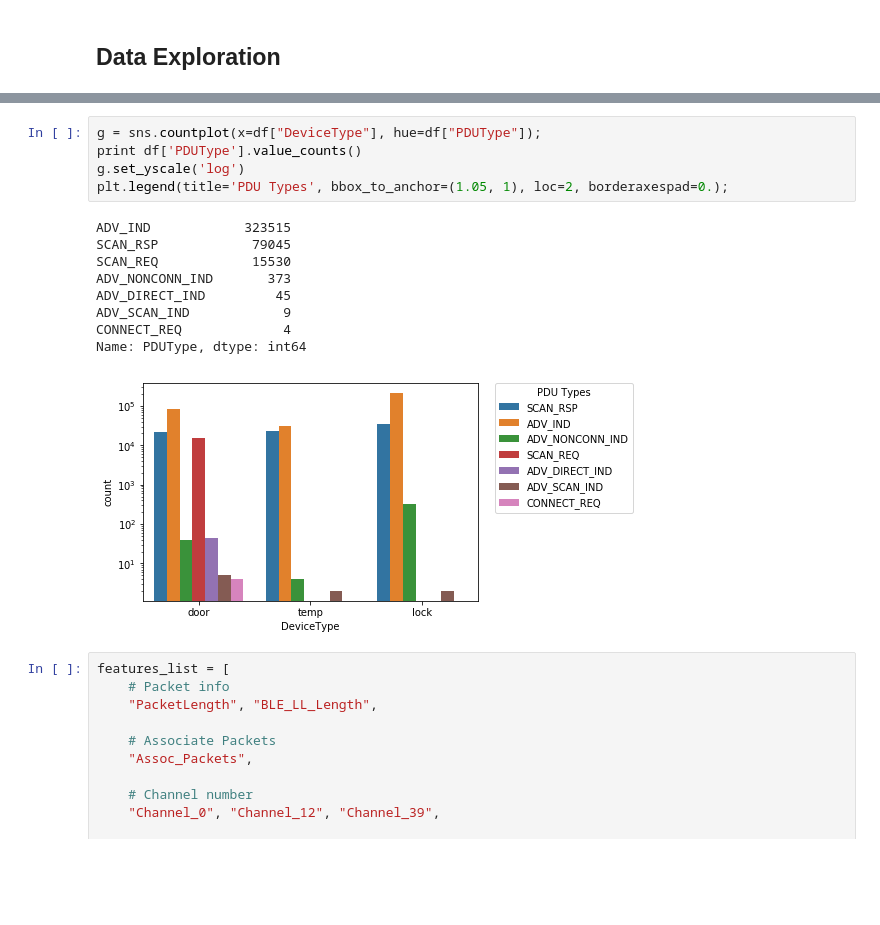
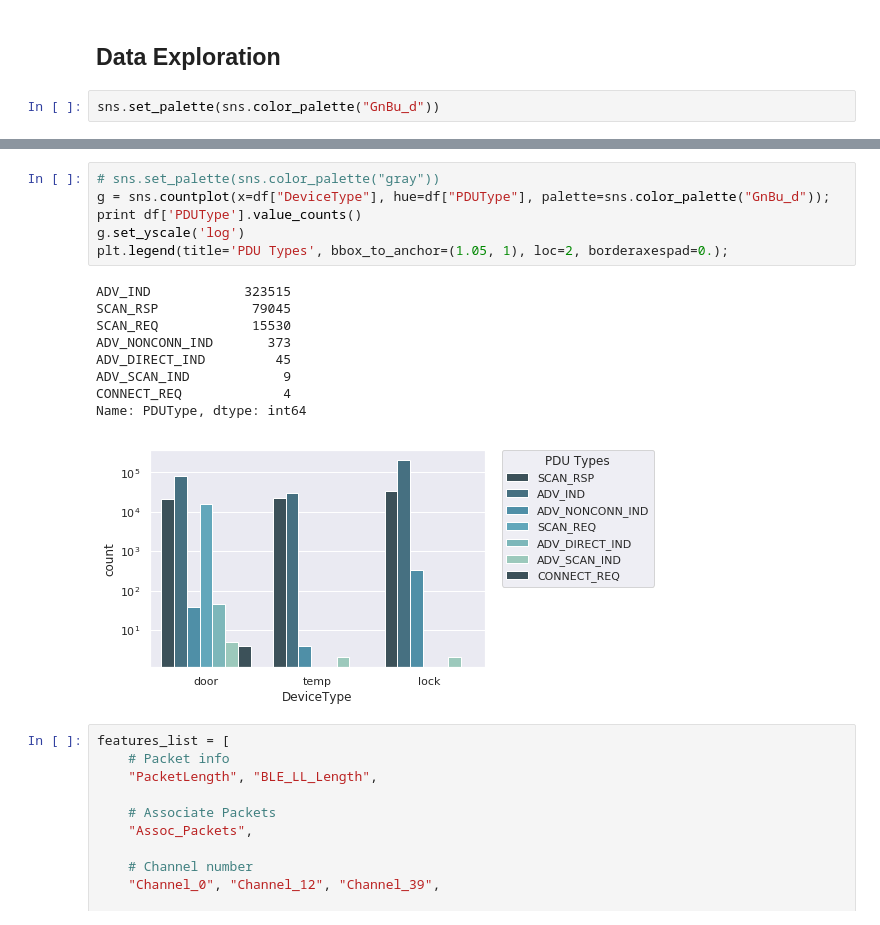
Before and after one commit to 7high/thesis, a Jupyter notebook: ble_classification.ipynb, the cells around one changed output, grey strips where cells are left out. Drawn from its saved outputs; the diff is of its cells as text; blank space fills up the shorter version.

```diff
--- a/ble_classification.ipynb
+++ b/ble_classification.ipynb
@@ -49,6 +49,8 @@ Door2        3587
 Name: Name, dtype: int64
 # %% [markdown]
 ## Data Exploration
+# %%
+sns.set_palette(sns.color_palette("GnBu_d"))
 # %%
 g = sns.countplot(x=df['DeviceType'], hue=pd.cut(df['PacketLength'], bins=[20, 40, 60, 80, 100]));
 g.set_yscale('log')
@@ -79,18 +81,19 @@ Name: RFChannel, dtype: int64
 # %%
-g = sns.countplot(x=df["DeviceType"], hue=df["PDUType"]);
+# sns.set_palette(sns.color_palette("gray"))
+g = sns.countplot(x=df["DeviceType"], hue=df["PDUType"], palette=sns.color_palette("GnBu_d"));
 print df['PDUType'].value_counts()
 g.set_yscale('log')
 plt.legend(title='PDU Types', bbox_to_anchor=(1.05, 1), loc=2, borderaxespad=0.);
 # %% [output]
 ADV_IND            323515
 SCAN_RSP            79045
 SCAN_REQ            15530
 ADV_NONCONN_IND       373
 ADV_DIRECT_IND         45
 ADV_SCAN_IND            9
 CONNECT_REQ             4
 Name: PDUType, dtype: int64
-[figure, old version]
+[figure, new version]
 # %%
 features_list = [
     # Packet info
```
Also changed, not shown: parts of 4 cells of this notebook, 1 other file.
